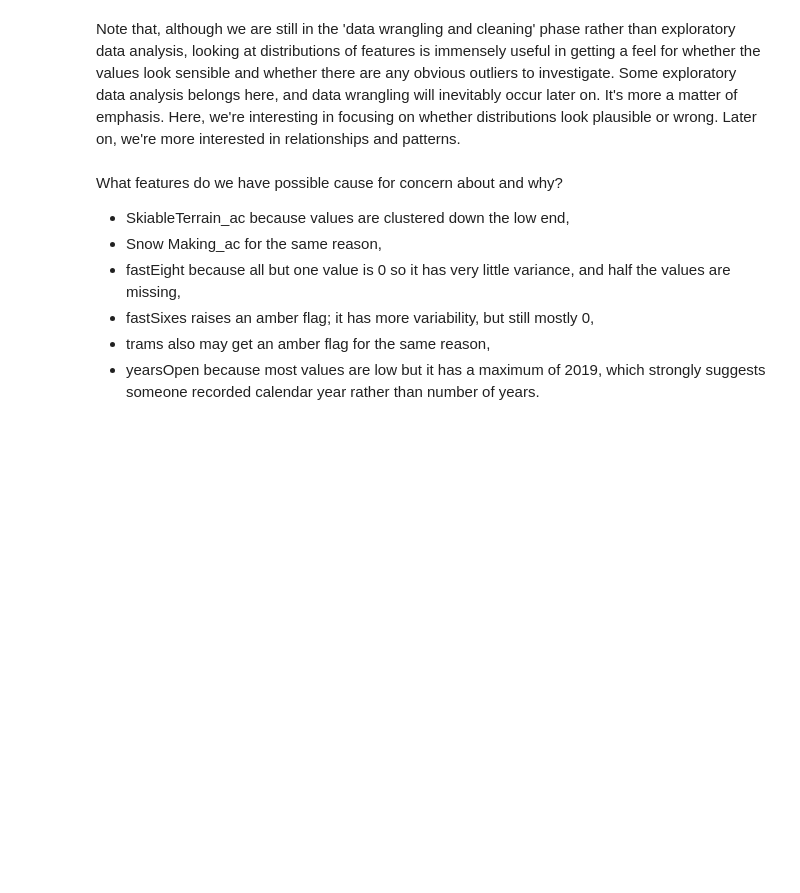
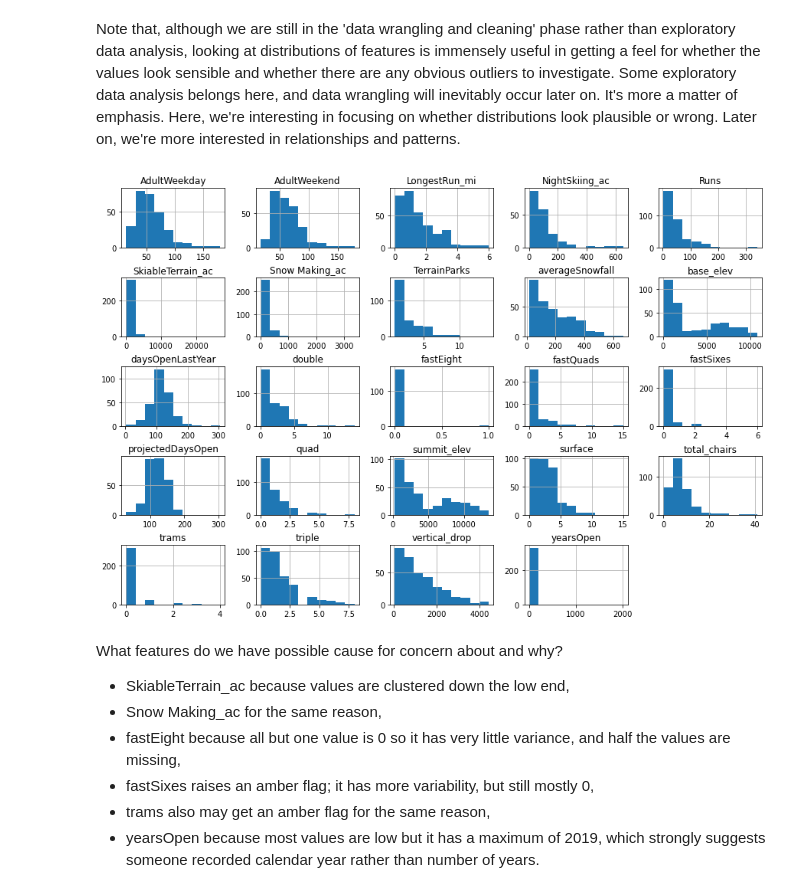
Before and after one commit to JessicaELewis/DataScienceGuidedCapstone, a Jupyter notebook: Notebooks/02_data_wrangling.ipynb, the cells around one changed output. Cells and saved outputs as stored; diff of their text form; code cells hidden in the pictures; blank space fills up the shorter version.

Commit message:
Data Wrangling notebook completed

```diff
--- a/Notebooks/02_data_wrangling.ipynb
+++ b/Notebooks/02_data_wrangling.ipynb
@@ -484,12 +502,14 @@ Note that, although we are still in the 'data wrangling and cleaning' phase rath
 # %%
 #Code task 18#
 #Call ski_data's `hist` method to plot histograms of each of the numeric features
 #Try passing it an argument figsize=(15,10)
 #Try calling plt.subplots_adjust() with an argument hspace=0.5 to adjust the spacing
 #It's important you create legible and easy-to-read plots
-ski_data.___(___)
-#plt.subplots_adjust(hspace=___);
+ski_data.hist(figsize=(15,10))
+plt.subplots_adjust(hspace=.5);
 #Hint: notice how the terminating ';' "swallows" some messy output and leads to a tidier notebook
+# %% [output]
+[figure, added]
 # %% [markdown]
 What features do we have possible cause for concern about and why?
 
```
Also changed, not shown: parts of 32 cells of this notebook, 2 other files.
